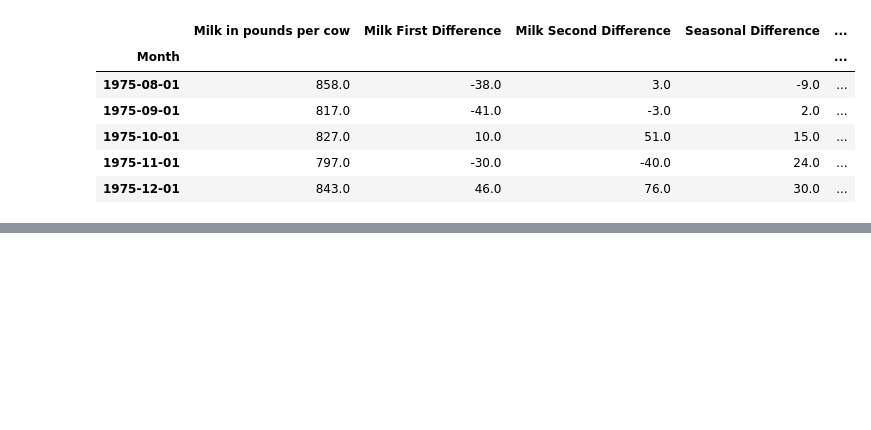
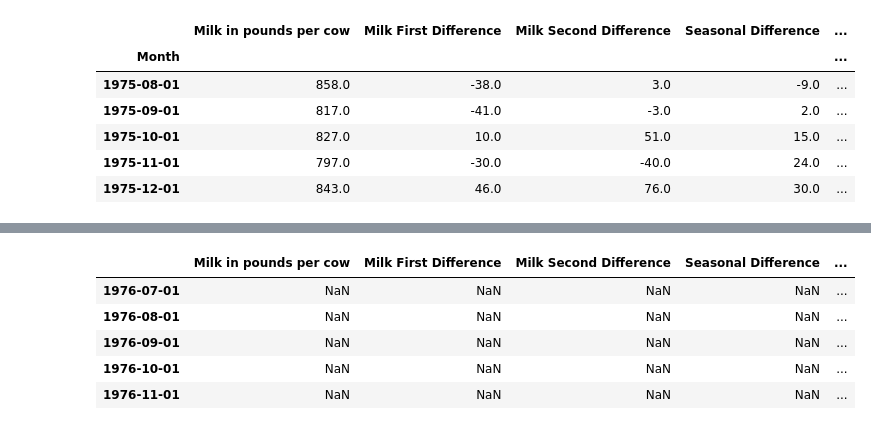
Before and after one commit to geceba/Residencia-ITM, a Jupyter notebook: ARIMA/ARIMA.ipynb, the cells around one changed output, grey strips where cells are left out. Saved outputs shown, nothing was run; the diff lists cells and outputs as text; code cells hidden in the pictures; blank space fills up the shorter version.

```diff
--- a/ARIMA/ARIMA.ipynb
+++ b/ARIMA/ARIMA.ipynb
@@ -320,0 +328,9 @@ future_df[['Milk in pounds per cow', 'forecast']].plot(figsize=(12,8))
+# %%
+future_df.tail()
+# %% [output]
+|  | Milk in pounds per cow | Milk First Difference | Milk Second Difference | Seasonal Difference | ... |
+| 1976-07-01 | NaN | NaN | NaN | NaN | ... |
+| 1976-08-01 | NaN | NaN | NaN | NaN | ... |
+| 1976-09-01 | NaN | NaN | NaN | NaN | ... |
+| 1976-10-01 | NaN | NaN | NaN | NaN | ... |
+| 1976-11-01 | NaN | NaN | NaN | NaN | ... |
```
Also changed, not shown: parts of 6 cells of this notebook, 2 other files.
